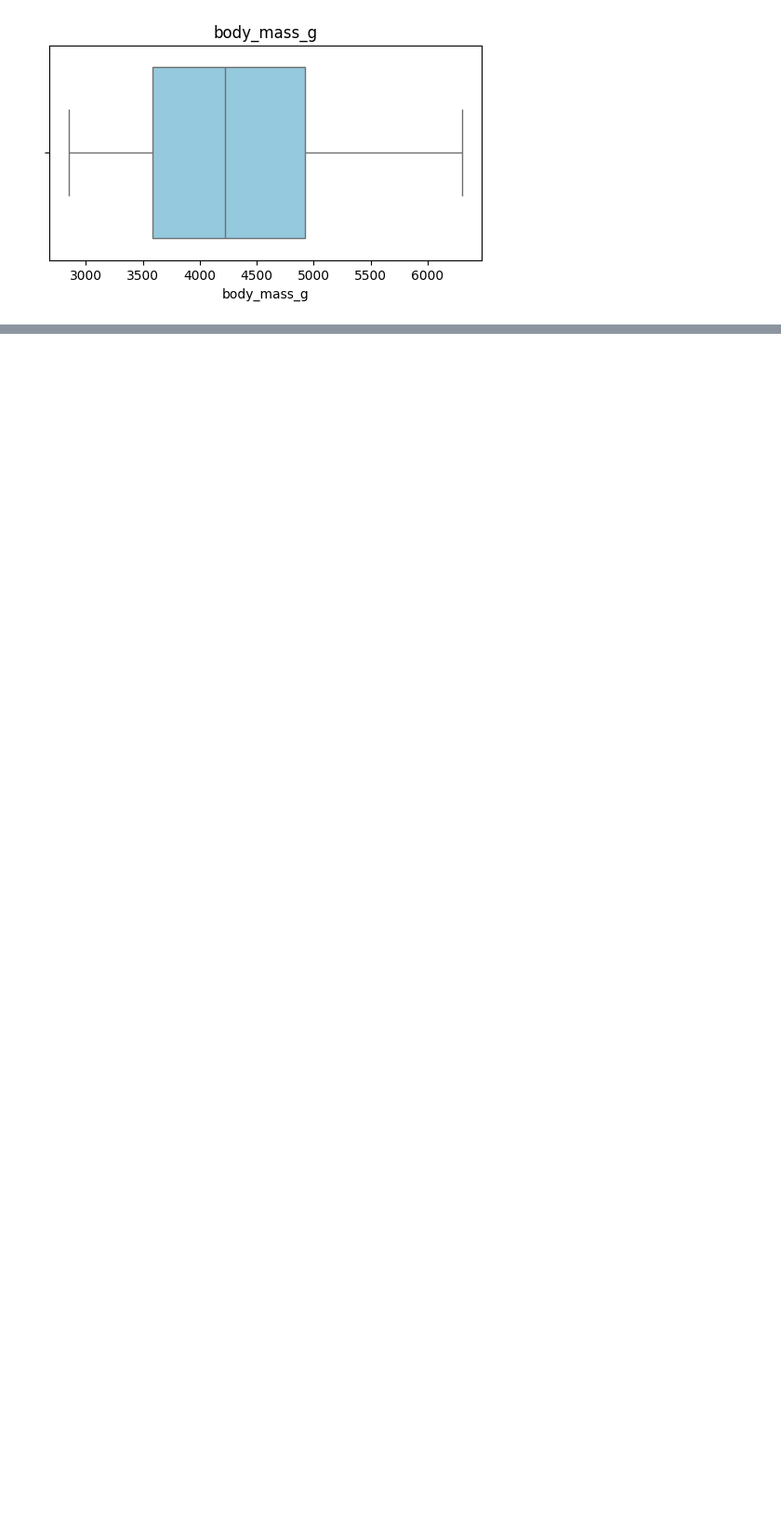
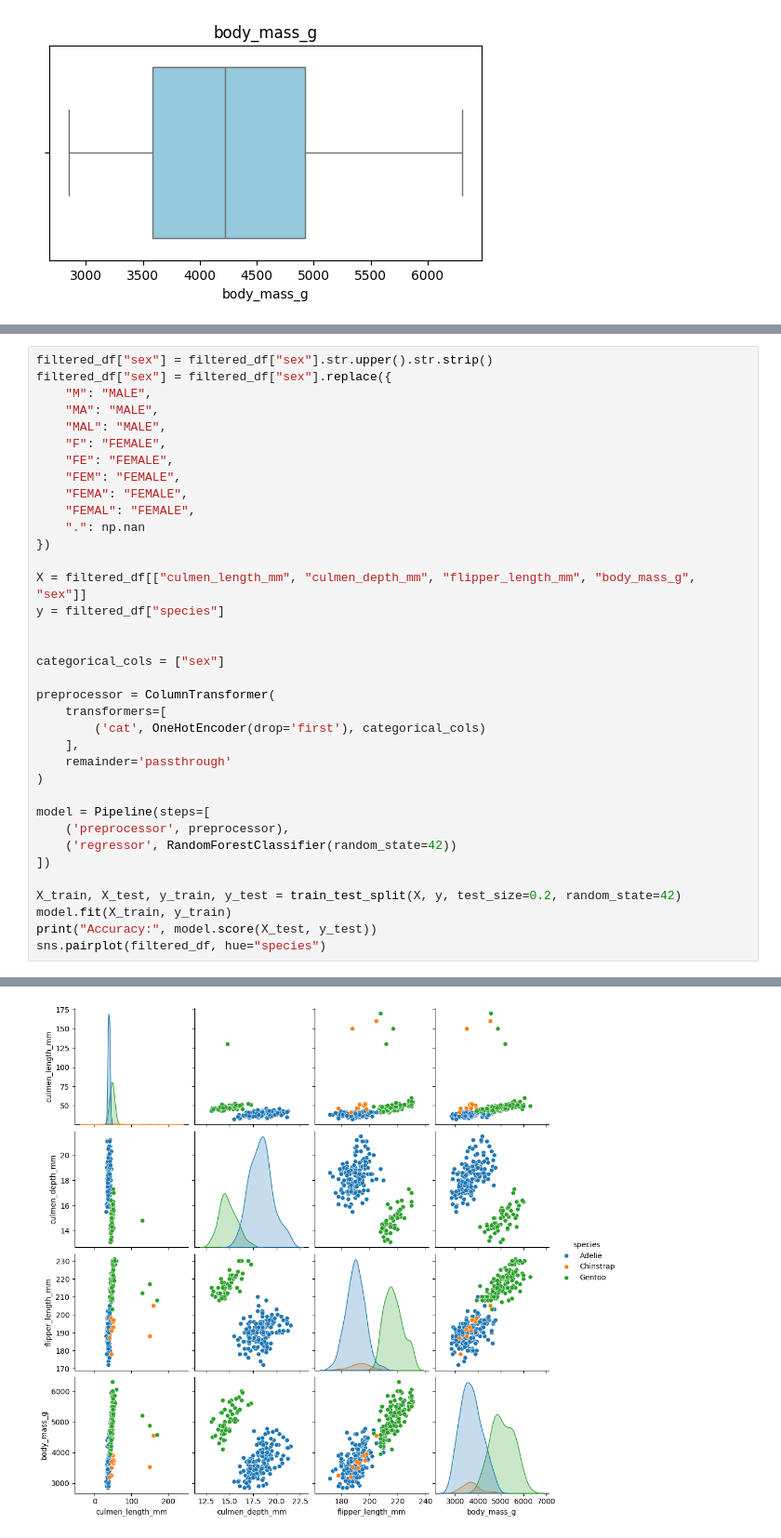
Before and after one commit to dxk0278/penguins, a Jupyter notebook: model.ipynb, the cells around one changed output, grey strips where cells are left out. Shown: that part at 93% size. Saved outputs shown, nothing was run; the diff lists cells and outputs as text; blank space fills up the shorter version.

```diff
--- a/model.ipynb
+++ b/model.ipynb
@@ -96,0 +116,37 @@ for col in numeric_cols:
+# %%
+filtered_df["sex"] = filtered_df["sex"].str.upper().str.strip()
+filtered_df["sex"] = filtered_df["sex"].replace({
+    "M": "MALE",
+    "MA": "MALE",
+    "MAL": "MALE",
+    "F": "FEMALE",
+    "FE": "FEMALE",
+    "FEM": "FEMALE",
+    "FEMA": "FEMALE",
+    "FEMAL": "FEMALE",
+    ".": np.nan
+})
+
+X = filtered_df[["culmen_length_mm", "culmen_depth_mm", "flipper_length_mm", "body_mass_g", "sex"]]
+y = filtered_df["species"]
+
+
+categorical_cols = ["sex"]
+
+preprocessor = ColumnTransformer(
+    transformers=[
+        ('cat', OneHotEncoder(drop='first'), categorical_cols)
+    ],
+    remainder='passthrough'
+)
+
+model = Pipeline(steps=[
+    ('preprocessor', preprocessor),
+    ('regressor', RandomForestClassifier(random_state=42))
+])
+
+X_train, X_test, y_train, y_test = train_test_split(X, y, test_size=0.2, random_state=42)
+model.fit(X_train, y_train)
+print("Accuracy:", model.score(X_test, y_test))
+sns.pairplot(filtered_df, hue="species")
+# %% [output]
@@ -96,0 +165 @@ for col in numeric_cols:
+[figure, added]
```
Also changed, not shown: parts of 10 cells of this notebook.
